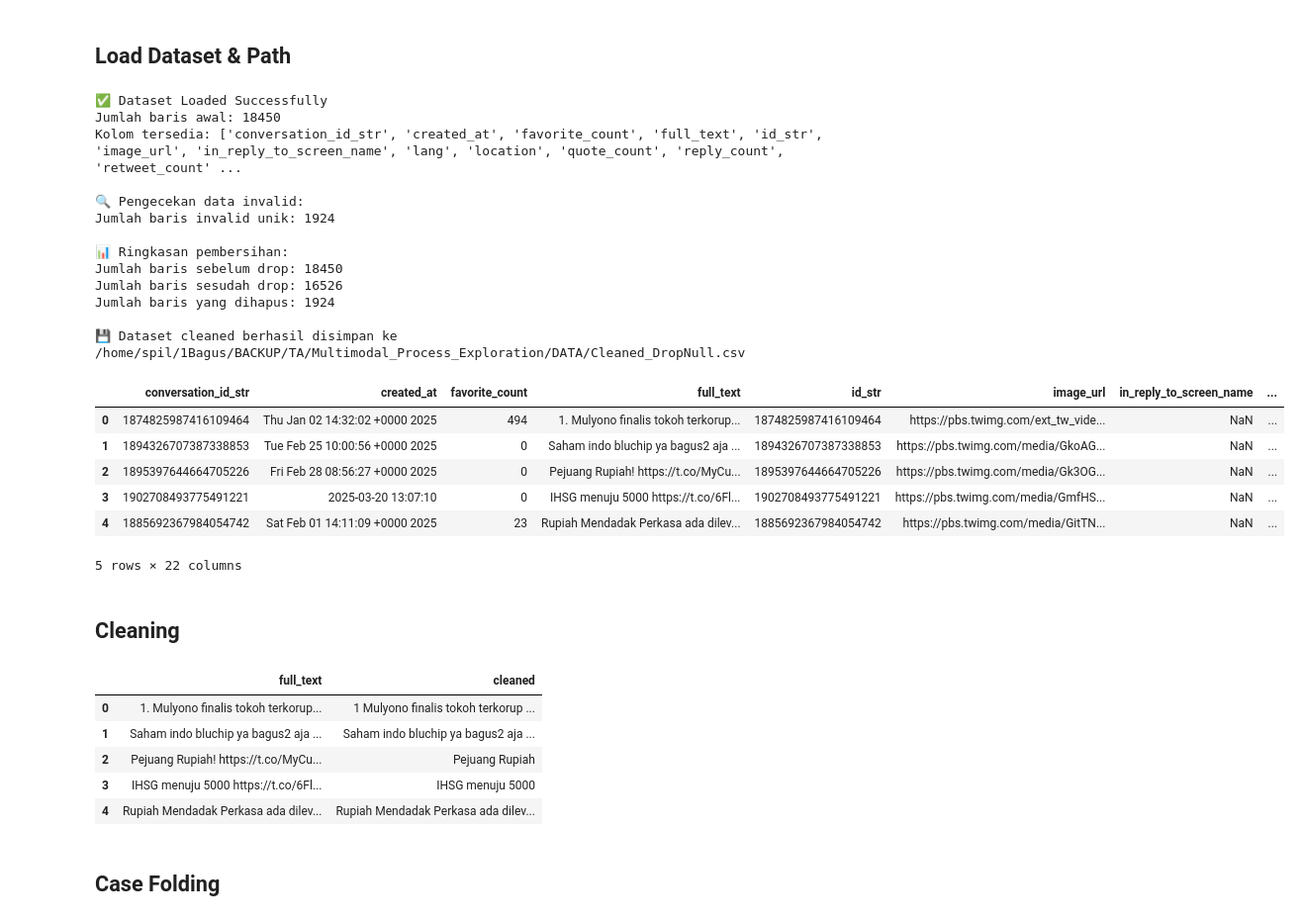
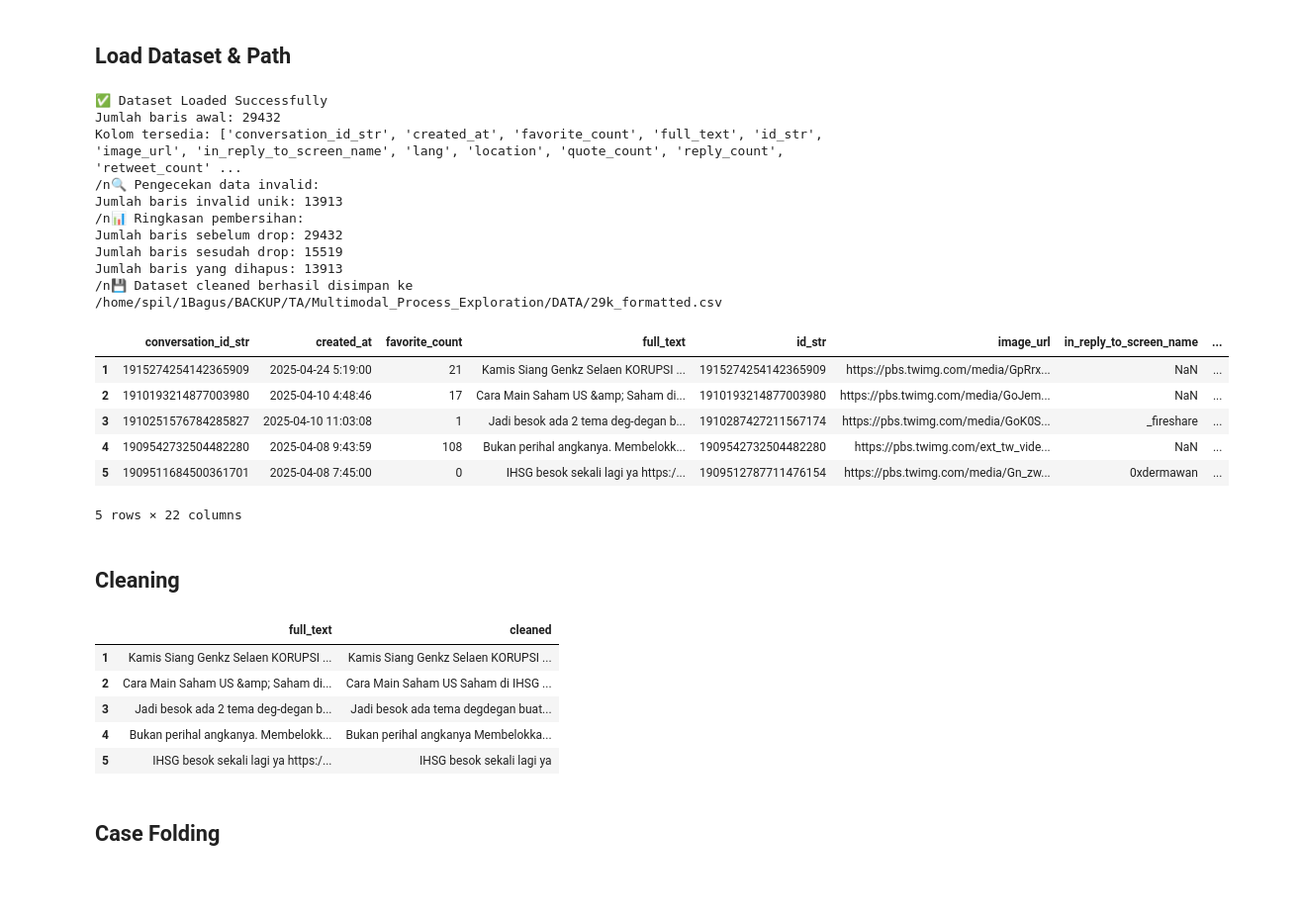
Before and after one commit to BagusKrishna/Eksploring-TF-IDF, a Jupyter notebook: Ipynb_data/preprocessing-text.ipynb, the cells around one changed output. Shown at 99% size. Drawn from its saved outputs; the diff is of its cells as text; code cells hidden in the pictures; blank space fills up the shorter version.

Commit message:
updating preprocessing_text.ipynb to cleaning temp data 5000 rows

```diff
--- a/Ipynb_data/preprocessing-text.ipynb
+++ b/Ipynb_data/preprocessing-text.ipynb
@@ -27,8 +26,11 @@ True
 import pandas as pd
 
 # Path file
-file_path = r'/home/spil/1Bagus/BACKUP/TA/Multimodal_Process_Exploration/DATA/Cleaned_1.csv'
-output_path = r'/home/spil/1Bagus/BACKUP/TA/Multimodal_Process_Exploration/DATA/Cleaned_DropNull.csv'
+#file_path = r'/home/spil/1Bagus/BACKUP/TA/Multimodal_Process_Exploration/DATA/Cleaned_1.csv'
+#output_path = r'/home/spil/1Bagus/BACKUP/TA/Multimodal_Process_Exploration/DATA/Cleaned_DropNull.csv'
+
+file_path = r'/home/spil/1Bagus/BACKUP/TA/Multimodal_Process_Exploration/DATA/29k_formatted.csv'
+output_path = r'/home/spil/1Bagus/BACKUP/TA/Multimodal_Process_Exploration/DATA/29k_formatted.csv'
 
 # 1. Load dataset
 df = pd.read_csv(file_path)
@@ -42,63 +44,63 @@ invalid_rows = df[
     df['Label'].isna() | (df['Label'] == '-')
 ]
 
 print("/n🔍 Pengecekan data invalid:")
 print("Jumlah baris invalid unik:", len(invalid_rows))
 
 # 3. Mask valid rows
 mask = (
     df['image_corelation'].notna() & (df['image_corelation'] != '-') &
     df['Label'].notna() & (df['Label'] != '-')
 )
 
 # 4. Terapkan mask → dataset cleaned
 df_cleaned = df[mask].copy()
 
 print("/n📊 Ringkasan pembersihan:")
 print("Jumlah baris sebelum drop:", len(df))
 print("Jumlah baris sesudah drop:", len(df_cleaned))
 print("Jumlah baris yang dihapus:", len(df) - len(df_cleaned))
 
 # 5. Simpan dataset hasil cleaning
 df_cleaned.to_csv(output_path, index=False)
 print(f"/n💾 Dataset cleaned berhasil disimpan ke {output_path}")
 
 # Preview
 df_cleaned.head(5)
 # %% [output]
 ✅ Dataset Loaded Successfully
-Jumlah baris awal: 18450
+Jumlah baris awal: 29432
 Kolom tersedia: ['conversation_id_str', 'created_at', 'favorite_count', 'full_text', 'id_str', 'image_url', 'in_reply_to_screen_name', 'lang', 'location', 'quote_count', 'reply_count', 'retweet_count' ...
-
-🔍 Pengecekan data invalid:
-Jumlah baris invalid unik: 1924
-
-📊 Ringkasan pembersihan:
-Jumlah baris sebelum drop: 18450
-Jumlah baris sesudah drop: 16526
-Jumlah baris yang dihapus: 1924
-
-💾 Dataset cleaned berhasil disimpan ke /home/spil/1Bagus/BACKUP/TA/Multimodal_Process_Exploration/DATA/Cleaned_DropNull.csv
+/n🔍 Pengecekan data invalid:
+Jumlah baris invalid unik: 13913
+/n📊 Ringkasan pembersihan:
+Jumlah baris sebelum drop: 29432
+Jumlah baris sesudah drop: 15519
+Jumlah baris yang dihapus: 13913
+/n💾 Dataset cleaned berhasil disimpan ke /home/spil/1Bagus/BACKUP/TA/Multimodal_Process_Exploration/DATA/29k_formatted.csv
 |  | conversation_id_str | created_at | favorite_count | full_text | id_str | image_url | in_reply_to_screen_name | ... |
-| 0 | 1874825987416109464 | Thu Jan 02 14:32:02 +0000 2025 | 494 | 1. Mulyono finalis tokoh terkorup... | 1874825987416109464 | https://pbs.twimg.com/ext_tw_vide... | NaN | ... |
-| 1 | 1894326707387338853 | Tue Feb 25 10:00:56 +0000 2025 | 0 | Saham indo bluchip ya bagus2 aja ... | 1894326707387338853 | https://pbs.twimg.com/media/GkoAG... | NaN | ... |
-| 2 | 1895397644664705226 | Fri Feb 28 08:56:27 +0000 2025 | 0 | Pejuang Rupiah! https://t.co/MyCu... | 1895397644664705226 | https://pbs.twimg.com/media/Gk3OG... | NaN | ... |
-| 3 | 1902708493775491221 | 2025-03-20 13:07:10 | 0 | IHSG menuju 5000 https://t.co/6Fl... | 1902708493775491221 | https://pbs.twimg.com/media/GmfHS... | NaN | ... |
-| 4 | 1885692367984054742 | Sat Feb 01 14:11:09 +0000 2025 | 23 | Rupiah Mendadak Perkasa ada dilev... | 1885692367984054742 | https://pbs.twimg.com/media/GitTN... | NaN | ... |
+| 1 | 1915274254142365909 | 2025-04-24 5:19:00 | 21 | Kamis Siang Genkz Selaen KORUPSI ... | 1915274254142365909 | https://pbs.twimg.com/media/GpRrx... | NaN | ... |
+| 2 | 1910193214877003980 | 2025-04-10 4:48:46 | 17 | Cara Main Saham US &amp; Saham di... | 1910193214877003980 | https://pbs.twimg.com/media/GoJem... | NaN | ... |
+| 3 | 1910251576784285827 | 2025-04-10 11:03:08 | 1 | Jadi besok ada 2 tema deg-degan b... | 1910287427211567174 | https://pbs.twimg.com/media/GoK0S... | _fireshare | ... |
+| 4 | 1909542732504482280 | 2025-04-08 9:43:59 | 108 | Bukan perihal angkanya. Membelokk... | 1909542732504482280 | https://pbs.twimg.com/ext_tw_vide... | NaN | ... |
+| 5 | 1909511684500361701 | 2025-04-08 7:45:00 | 0 | IHSG besok sekali lagi ya https:/... | 1909512787711476154 | https://pbs.twimg.com/media/Gn_zw... | 0xdermawan | ... |
 5 rows × 22 columns
 # %% [markdown]
 ## Cleaning
 # %%
 # ===== Cleaning =====
 def cleaning_text(text):
-    text = re.sub(r'http/S+|www/S+', '', text)                 # hapus URL
-    text = re.sub(r'@/w+|#/w+', '', text)                      # hapus mention & hashtag
-    text = re.sub(r'(/d+)/s*-/s*(/d+)', r'/1_/2', text)        # ganti range angka jadi 3_5
-    text = re.sub(r'/b[a-zA-Z]/b', '', text)                   # hapus kata 1 huruf
-    text = re.sub(r'-/b', '', text)                            # hilangkan strip di akhir kata
-    text = re.sub(r'[^a-zA-Z0-9/s_]', ' ', text)               # hapus simbol/emoji
-    text = re.sub(r'/s+', ' ', text).strip()                   # rapikan spasi
+    text = re.sub(r'http\S+|www\S+', '', text)               # hapus URL
+    text = re.sub(r'@\w+|#\w+', '', text)                    # hapus mention & hashtag
+    text = re.sub(r'(\d+)\s*-\s*(\d+)', r'\1_\2', text)      # ganti range angka jadi 3_5
+    text = re.sub(r'\b[a-z]\b', '', text, flags=re.IGNORECASE)  # hapus kata 1 huruf
+    text = re.sub(r'-\b', '', text)                          # hilangkan strip di akhir kata
+    text = re.sub(r'[^a-zA-Z0-9\s_]', ' ', text)             # hapus simbol/emoji
+    text = re.sub(r'\s+', ' ', text).strip()                 # rapikan spasi
+    text = re.sub(r'\b\d+\b', '', text)                      # Hapus angka berdiri sendiri (tahun, angka random, 000, dsb.)
+    text = re.sub(r'\bamp\b', '', text, flags=re.IGNORECASE)   # hapus 'amp'
     return text
+
 
 tqdm.pandas(desc="Cleaning")
 df_cleaned['cleaned'] = df_cleaned['full_text'].progress_apply(cleaning_text)
@@ -106,11 +108,11 @@ df_cleaned['cleaned'] = df_cleaned['full_text'].progress_apply(cleaning_text)
 df_cleaned[['full_text','cleaned']].head(5)
 # %% [output]
 |  | full_text | cleaned |
-| 0 | 1. Mulyono finalis tokoh terkorup... | 1 Mulyono finalis tokoh terkorup ... |
-| 1 | Saham indo bluchip ya bagus2 aja ... | Saham indo bluchip ya bagus2 aja ... |
-| 2 | Pejuang Rupiah! https://t.co/MyCu... | Pejuang Rupiah |
-| 3 | IHSG menuju 5000 https://t.co/6Fl... | IHSG menuju 5000 |
-| 4 | Rupiah Mendadak Perkasa ada dilev... | Rupiah Mendadak Perkasa ada dilev... |
+| 1 | Kamis Siang Genkz Selaen KORUPSI ... | Kamis Siang Genkz Selaen KORUPSI ... |
+| 2 | Cara Main Saham US &amp; Saham di... | Cara Main Saham US Saham di IHSG ... |
+| 3 | Jadi besok ada 2 tema deg-degan b... | Jadi besok ada tema degdegan buat... |
+| 4 | Bukan perihal angkanya. Membelokk... | Bukan perihal angkanya Membelokka... |
+| 5 | IHSG besok sekali lagi ya https:/... | IHSG besok sekali lagi ya |
 # %% [markdown]
 ## Case Folding
 # %%
```
Also changed, not shown: parts of 9 cells of this notebook, 4 other files.
